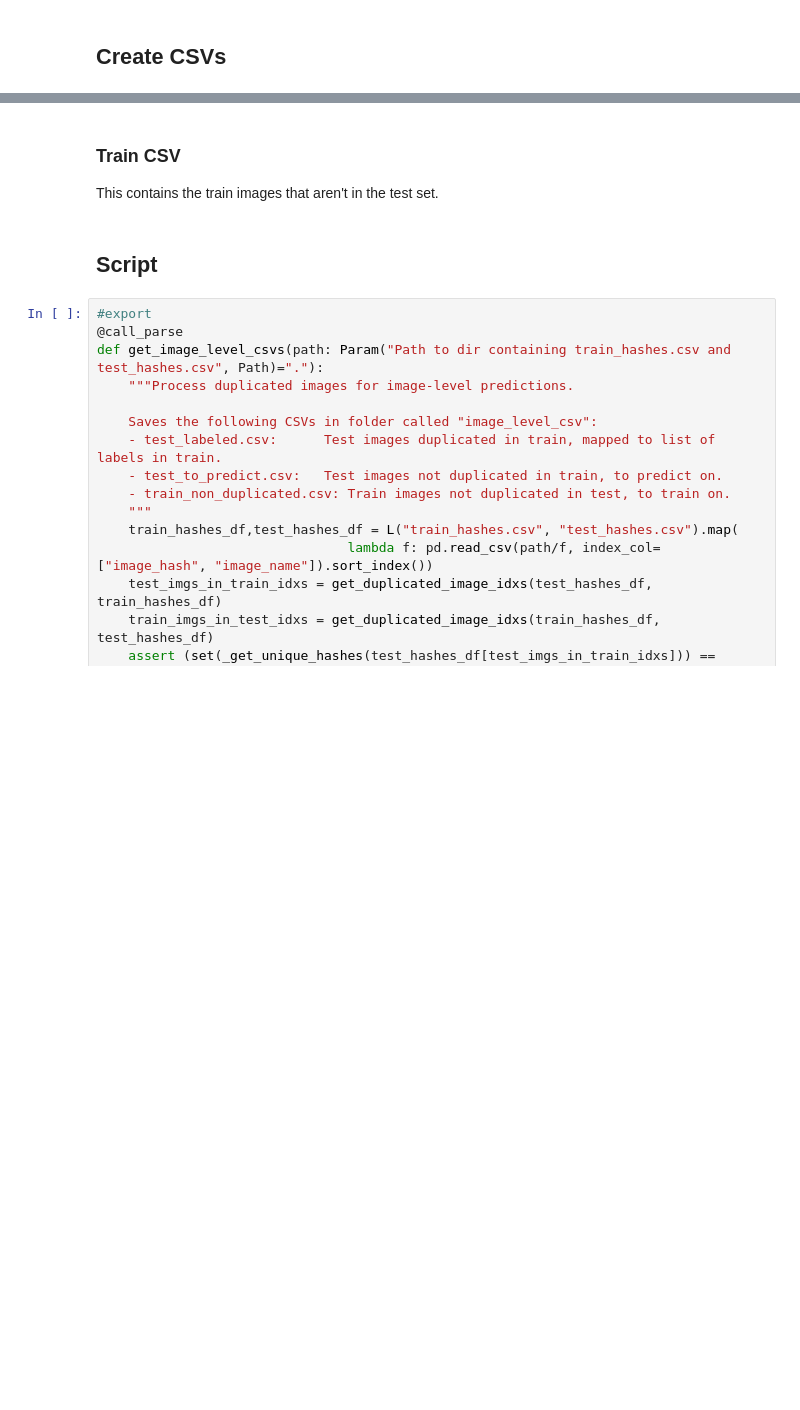
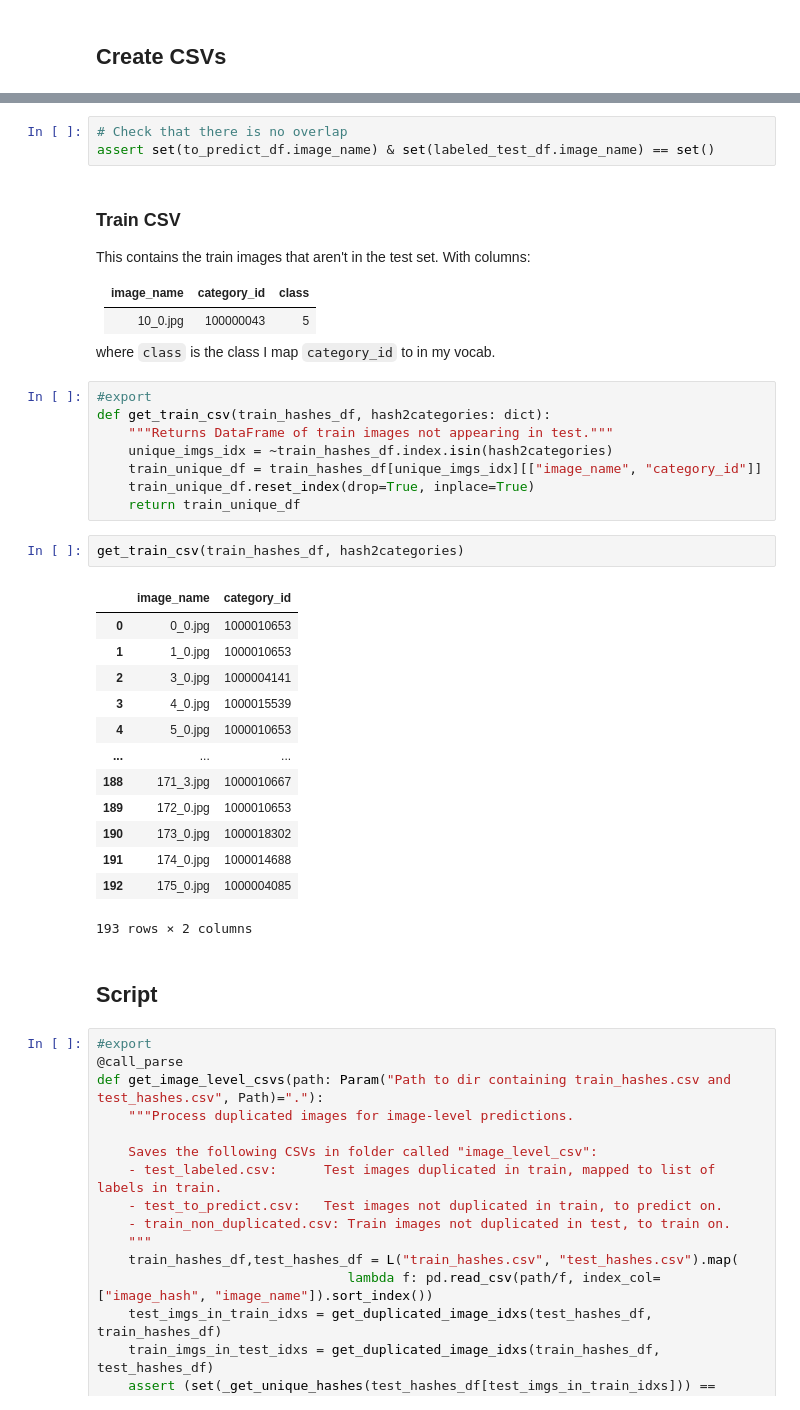
Before and after one commit to bwolfson97/cdiscount_image_classification, a Jupyter notebook: 02_process_duplicates_image_level.ipynb, the cells around one changed output, grey strips where cells are left out. Cells and saved outputs as stored; diff of their text form; blank space fills up the shorter version.

Commit message:
Create labeled_test, to_predict, and train CSVs

```diff
--- a/02_process_duplicates_image_level.ipynb
+++ b/02_process_duplicates_image_level.ipynb
@@ -241,7 +285,40 @@ Similar process for *Train CSV*: This is train_imgs not in train_imgs_in_test_df
+# %%
+# Check that there is no overlap
+assert set(to_predict_df.image_name) & set(labeled_test_df.image_name) == set()
 # %% [markdown]
 ### Train CSV
 
-This contains the train images that aren't in the test set.
+This contains the train images that aren't in the test set. With columns:
+
+|image_name|category_id|class|
+|---|---|---|
+|10_0.jpg|100000043|5|
+
+where `class` is the class I map `category_id` to in my vocab.
+# %%
+#export
+def get_train_csv(train_hashes_df, hash2categories: dict):
+    """Returns DataFrame of train images not appearing in test."""
+    unique_imgs_idx = ~train_hashes_df.index.isin(hash2categories)
+    train_unique_df = train_hashes_df[unique_imgs_idx][["image_name", "category_id"]]
+    train_unique_df.reset_index(drop=True, inplace=True)
+    return train_unique_df
+# %%
+get_train_csv(train_hashes_df, hash2categories)
+# %% [output]
+|  | image_name | category_id |
+| 0 | 0_0.jpg | 1000010653 |
+| 1 | 1_0.jpg | 1000010653 |
+| 2 | 3_0.jpg | 1000004141 |
+| 3 | 4_0.jpg | 1000015539 |
+| 4 | 5_0.jpg | 1000010653 |
+| ... | ... | ... |
+| 188 | 171_3.jpg | 1000010667 |
+| 189 | 172_0.jpg | 1000010653 |
+| 190 | 173_0.jpg | 1000018302 |
+| 191 | 174_0.jpg | 1000014688 |
+| 192 | 175_0.jpg | 1000004085 |
+193 rows × 2 columns
 # %% [markdown]
 ## Script
 # %%
```
Also changed, not shown: parts of 15 cells of this notebook, 2 other files.
